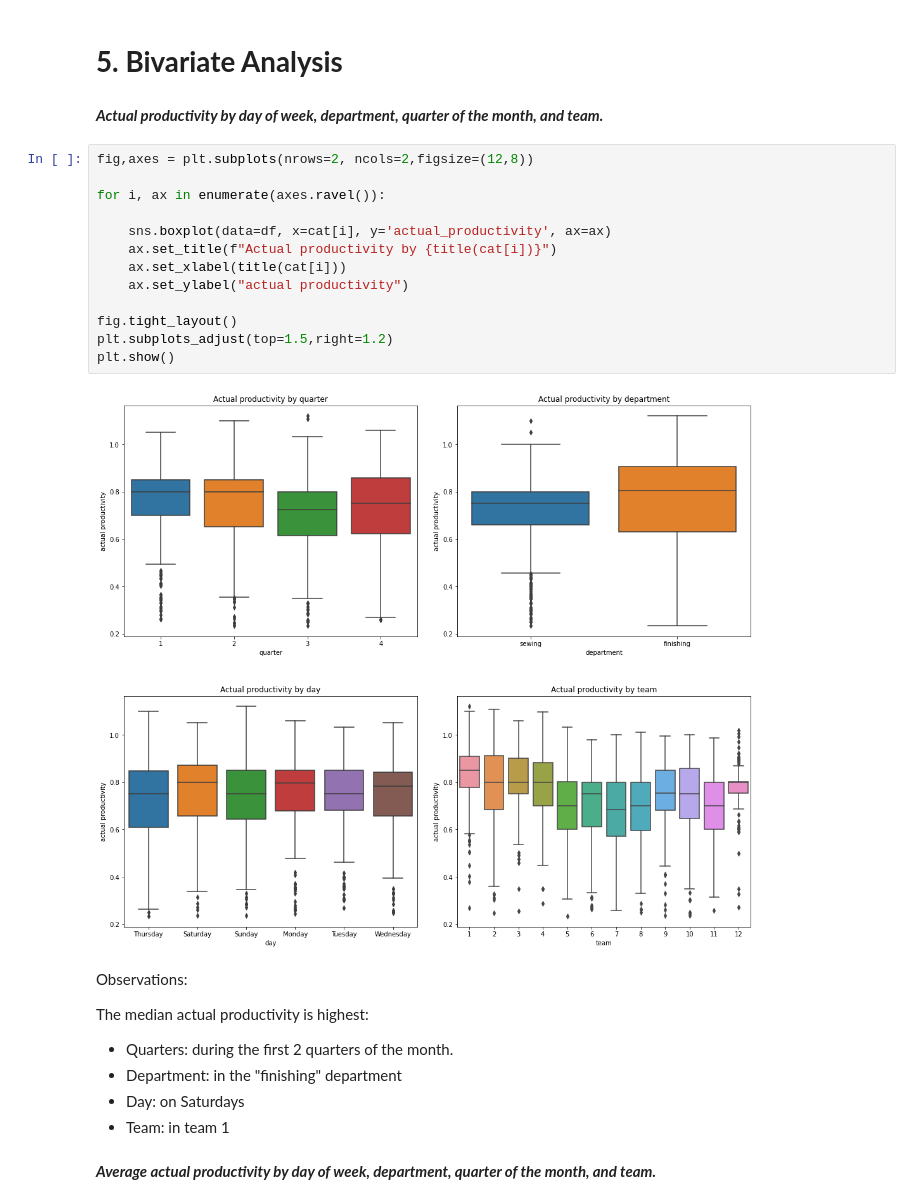
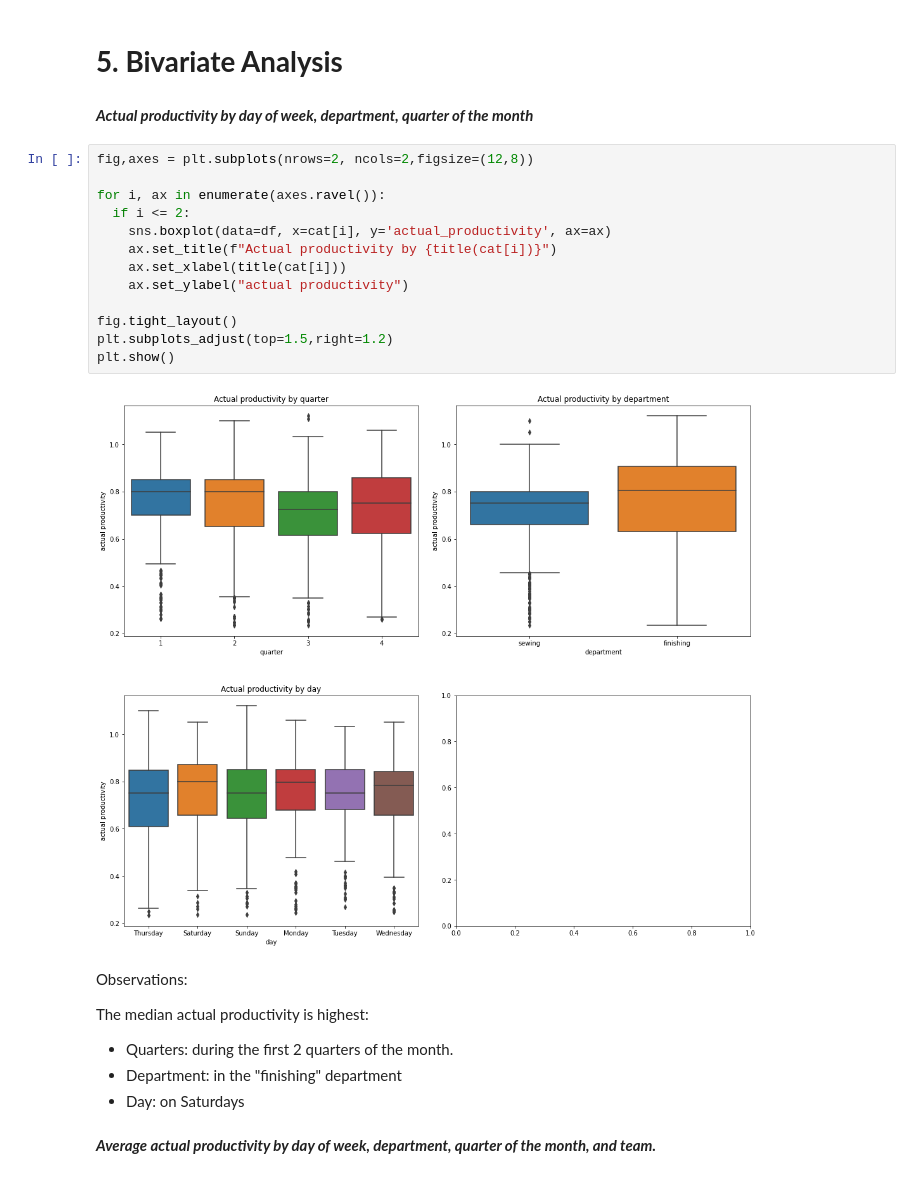
Before and after one commit to dynasty-29/Productivity-Prediction-Project, a Jupyter notebook: productivity_prediction.ipynb, the cells around one changed output. Drawn from its saved outputs; the diff is of its cells as text.

```diff
--- a/productivity_prediction.ipynb
+++ b/productivity_prediction.ipynb
@@ -457,22 +466,22 @@ Observations:
 # %% [markdown]
 # **5. Bivariate Analysis**
 # %% [markdown]
-***Actual productivity by day of week, department, quarter of the month, and team.***
+***Actual productivity by day of week, department, quarter of the month***
 # %%
 fig,axes = plt.subplots(nrows=2, ncols=2,figsize=(12,8))
 
 for i, ax in enumerate(axes.ravel()):
-
+  if i <= 2:
     sns.boxplot(data=df, x=cat[i], y='actual_productivity', ax=ax)
     ax.set_title(f"Actual productivity by {title(cat[i])}")
     ax.set_xlabel(title(cat[i]))
     ax.set_ylabel("actual productivity")
 
 fig.tight_layout()
 plt.subplots_adjust(top=1.5,right=1.2)
 plt.show()
 # %% [output]
-[figure, old version]
+[figure, new version]
 # %% [markdown]
 Observations:
 
@@ -481,7 +490,6 @@ The median actual productivity is highest:
 * Quarters: during the first 2 quarters of the month.
 * Department: in the "finishing" department
 * Day: on Saturdays
-* Team: in team 1
 # %% [markdown]
 ***Average actual productivity by day of week, department, quarter of the month, and team.***
 # %%
```
Also changed, not shown: parts of 13 cells of this notebook.
